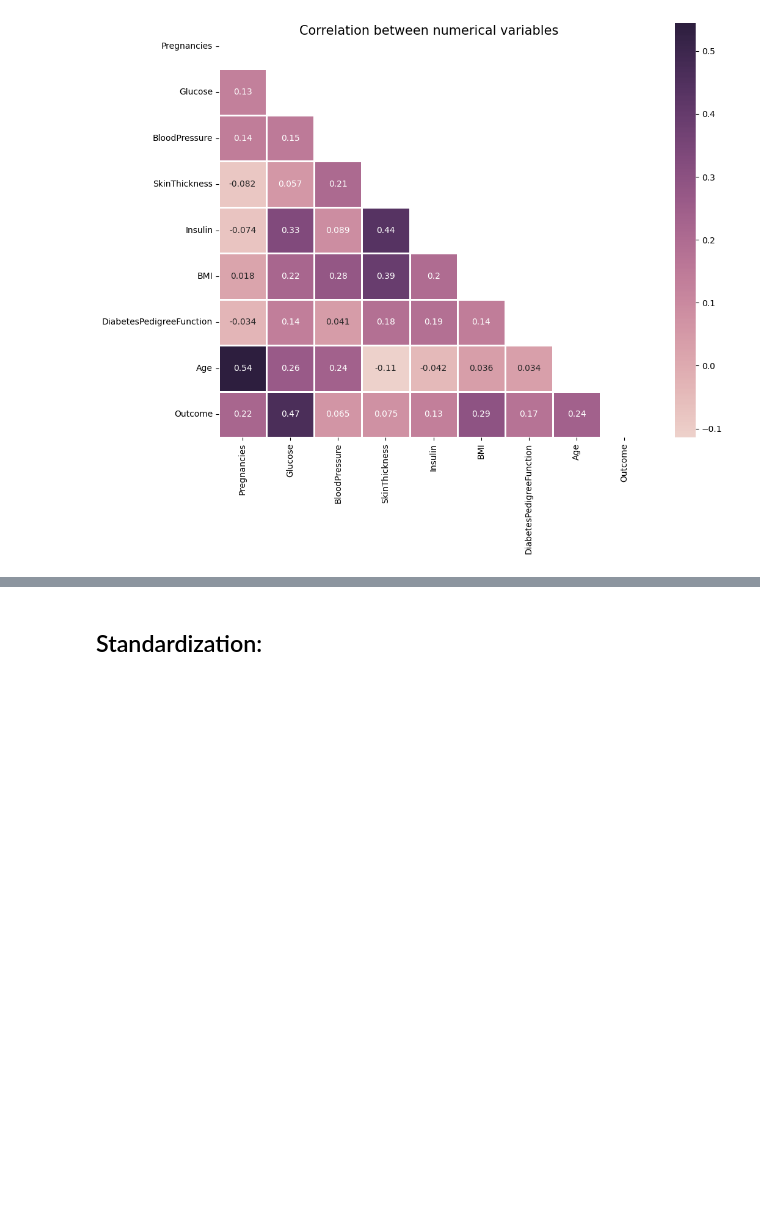
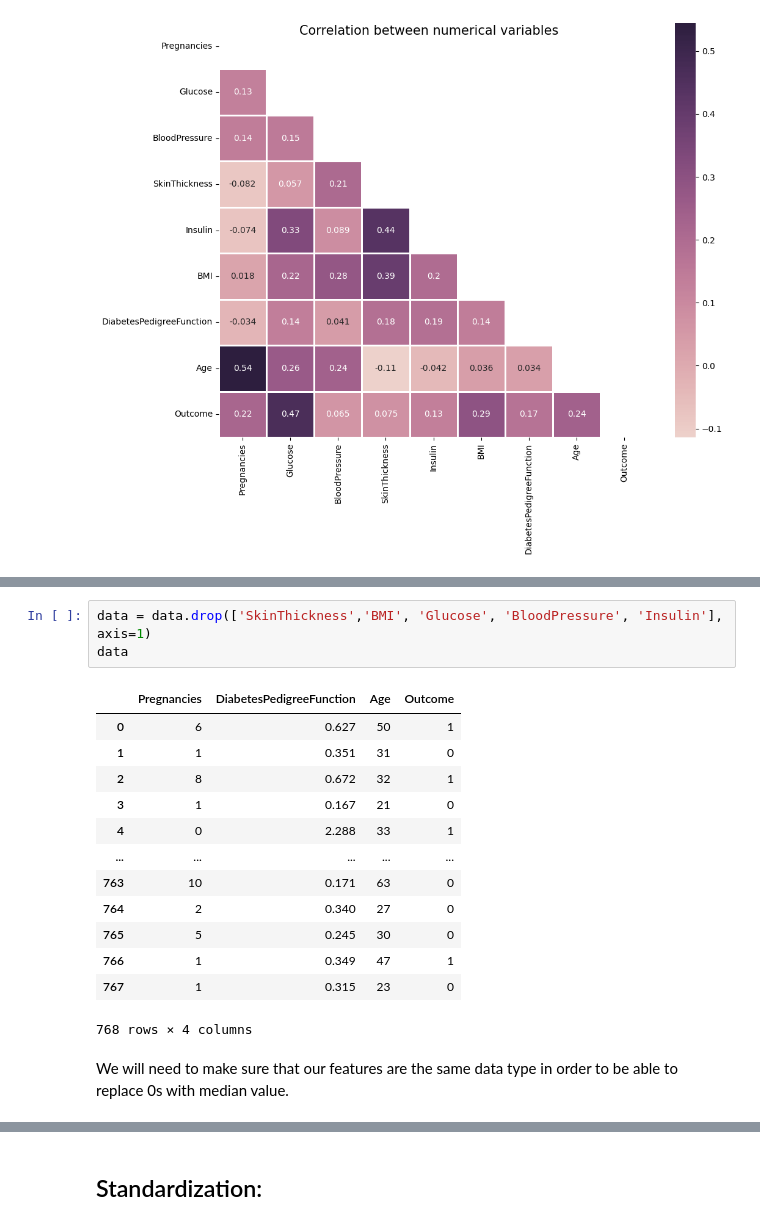
Before and after one commit to lauxpaux/diabetes_classification, a Jupyter notebook: diabetes_prediction-knn.ipynb, the cells around one changed output, grey strips where cells are left out. Saved outputs shown, nothing was run; the diff lists cells and outputs as text; blank space fills up the shorter version.

```diff
--- a/diabetes_prediction-knn.ipynb
+++ b/diabetes_prediction-knn.ipynb
@@ -269,0 +187,19 @@ data[(data['Insulin'] == 0) & (data['Glucose'] <= 99)]
+# %%
+data = data.drop(['SkinThickness','BMI', 'Glucose', 'BloodPressure', 'Insulin'], axis=1)
+data
+# %% [output]
+|  | Pregnancies | DiabetesPedigreeFunction | Age | Outcome |
+| 0 | 6 | 0.627 | 50 | 1 |
+| 1 | 1 | 0.351 | 31 | 0 |
+| 2 | 8 | 0.672 | 32 | 1 |
+| 3 | 1 | 0.167 | 21 | 0 |
+| 4 | 0 | 2.288 | 33 | 1 |
+| ... | ... | ... | ... | ... |
+| 763 | 10 | 0.171 | 63 | 0 |
+| 764 | 2 | 0.340 | 27 | 0 |
+| 765 | 5 | 0.245 | 30 | 0 |
+| 766 | 1 | 0.349 | 47 | 1 |
+| 767 | 1 | 0.315 | 23 | 0 |
+768 rows × 4 columns
+# %% [markdown]
+We will need to make sure that our features are the same data type in order to be able to replace 0s with median value.
```
Also changed, not shown: parts of 30 cells of this notebook.
